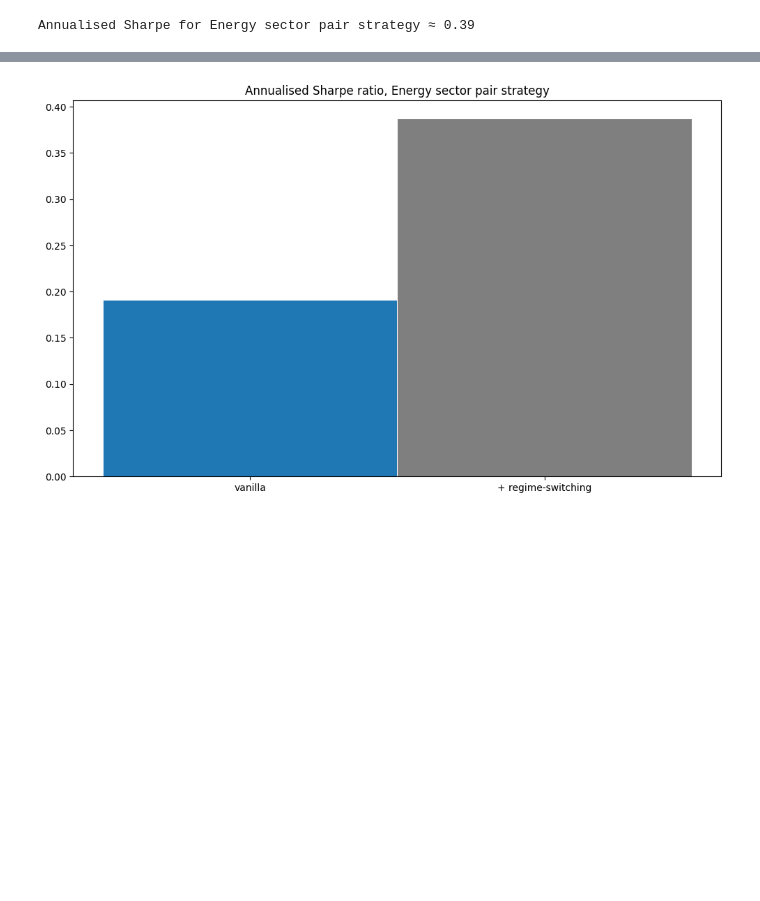
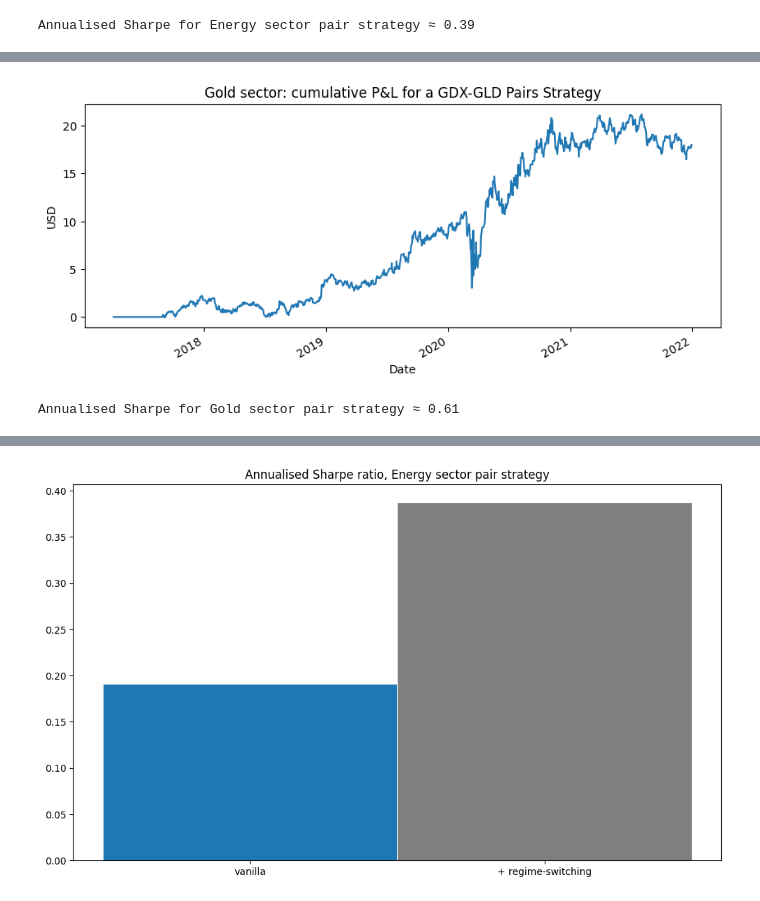
Before and after one commit to George-Creekbed/capstone_review, a Jupyter notebook: step2.ipynb, the cells around one changed output, grey strips where cells are left out. Cells and saved outputs as stored; diff of their text form; code cells hidden in the pictures; blank space fills up the shorter version.

```diff
--- a/step2.ipynb
+++ b/step2.ipynb
@@ -232,0 +239,47 @@ plt.show()
+# %%
+# OLS regression and spread
+y = prices["GDX"]
+X = sm.add_constant(prices["GLD"])
+model_gold = sm.OLS(y, X).fit()
+alpha_gold, beta_gold = model_gold.params
+spread_gold = y - (alpha_gold + beta_gold * prices["GLD"])
+spread_gold.name = "Spread"
+# %%
+# baseline strategy
+roll_window = 63 # trimestral
+zscore_gold = (spread_gold - spread_gold.rolling(roll_window).mean()) / spread_gold.rolling(roll_window).std()
+long_entry  = zscore_gold <= -2
+short_entry = zscore_gold >=  2
+# new: exit position when zscore changes sign (or its abs value is less than tolerance=0.1)
+exit_no_switch = np.sign(zscore_gold) != np.sign(zscore_gold.shift())
+exit_no_switch = exit_no_switch.where(exit_no_switch, zscore_gold.abs() < 0.1)
+
+position_gold_no_switch = np.where(long_entry,
+    1,
+    np.where(short_entry,
+        -1,
+        np.nan
+    )
+)
+position_gold_no_switch = pd.Series(position_gold_no_switch, index=prices.index).ffill().where(~exit_no_switch, 0).iloc[roll_window:]
+position_gold_no_switch = position_gold_no_switch.fillna(0)		# fills string of initial na (before first trade) to 0
+position_gold_no_switch.name = "Spread Position"
+# position_gold
+# %%
+# Strategy returns
+spread_returns = spread_gold.iloc[roll_window:].diff()
+strategy_ret = position_gold_no_switch.shift() * spread_returns
+cum_pnl_gold_no_switch = strategy_ret.cumsum()
+cum_pnl_gold_no_switch.name = "PnL Gold pair"
+
+# Results
+fig, ax = plt.subplots()
+cum_pnl_gold_no_switch.plot(ax=ax, title="Gold sector: cumulative P&L for a GDX-GLD Pairs Strategy")
+ax.set_ylabel("USD")
+plt.show()
+
+annual_sharpe_gold_no_switch = (strategy_ret.mean() / strategy_ret.std()) * np.sqrt(252)
+print(f"Annualised Sharpe for Gold sector pair strategy ≈ {annual_sharpe_gold_no_switch:.2f}")
+# %% [output]
+[figure, added]
+Annualised Sharpe for Gold sector pair strategy ≈ 0.61
```
Also changed, not shown: parts of 22 cells of this notebook.
